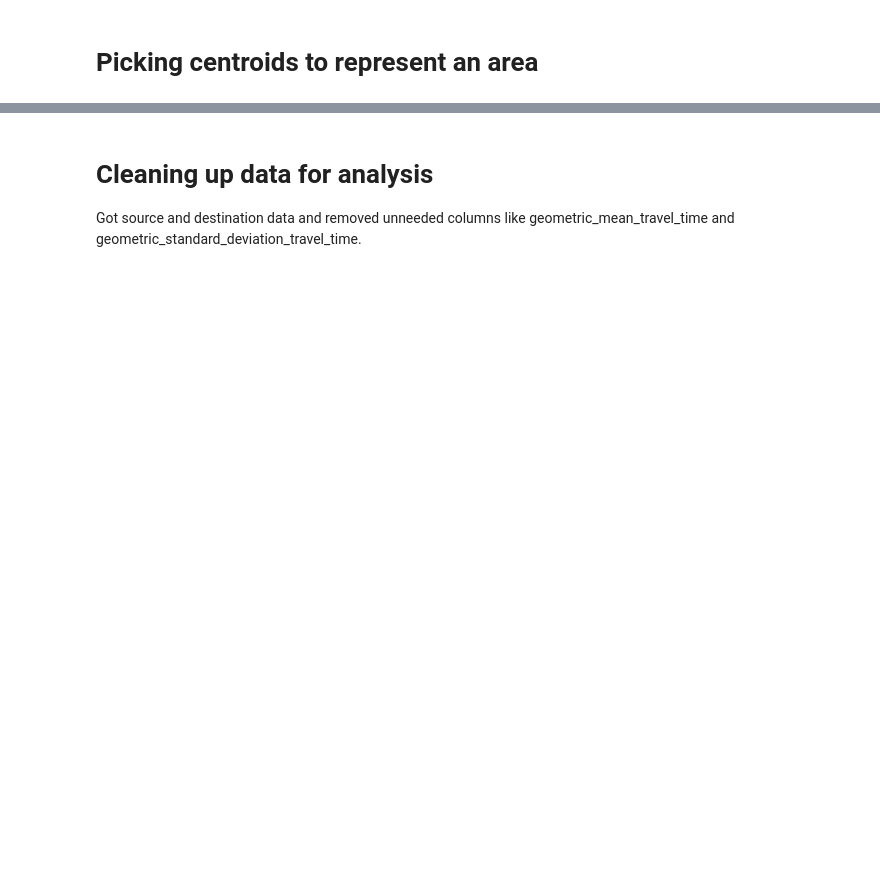
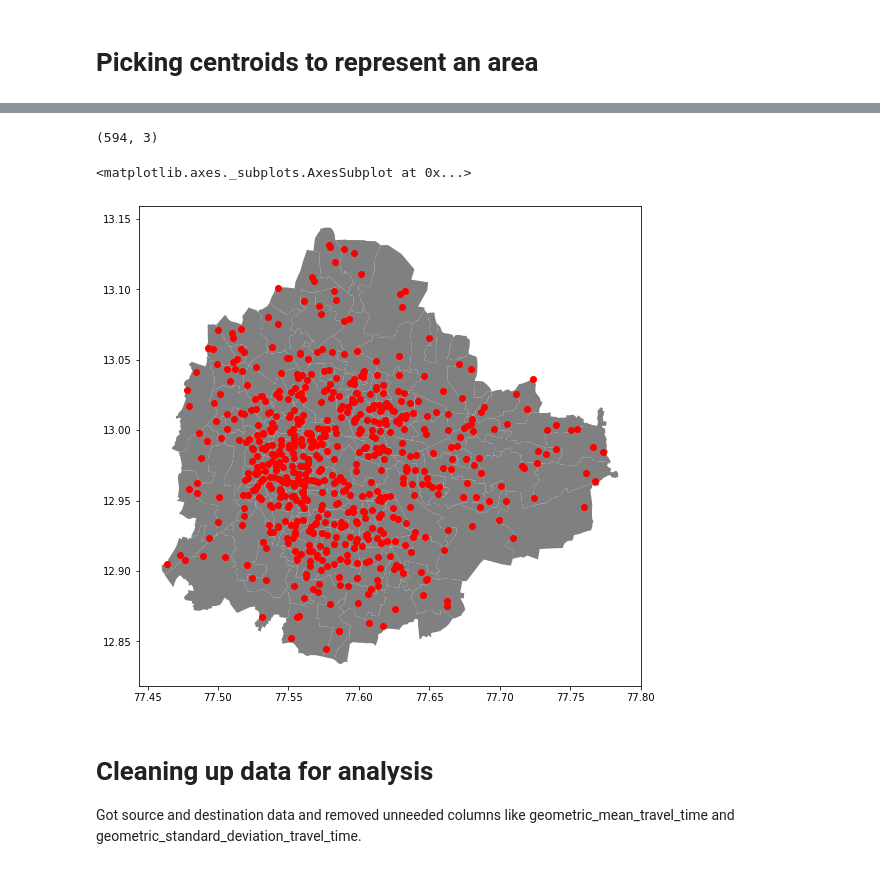
Before and after one commit to maaverik/adventures-in-data-science, a Jupyter notebook: uber-travel-time-prediction.ipynb, the cells around one changed output, grey strips where cells are left out. Saved outputs shown, nothing was run; the diff lists cells and outputs as text; code cells hidden in the pictures; blank space fills up the shorter version.

```diff
--- a/uber-travel-time-prediction.ipynb
+++ b/uber-travel-time-prediction.ipynb
@@ -56,0 +96,32 @@ id_to_dest.head()
+# %%
+from shapely.geometry import Point
+import random
+
+# The number of rows with random points to be created corresponding to each row in source df
+number = 3
+
+def random_points_in_polygon(number, polygon):
+    points = []
+    min_x, min_y, max_x, max_y = polygon.bounds
+    i= 0
+    while i < number:
+        point = Point(random.uniform(min_x, max_x), random.uniform(min_y, max_y))
+        if polygon.contains(point):
+            points.append(point)
+            i += 1
+    return points
+
+def diversify_geo_data(df):
+    new_df = gpd.GeoDataFrame()
+    common_columns = df.columns
+    common_columns.tolist().remove('geometry')
+    for row in df.itertuples():
+        points = random_points_in_polygon(number, row.geometry)
+        for point in points:
+            tmp = gpd.GeoDataFrame(columns=df.columns, data=[list(row[1:3]) + [point]])
+            new_df = new_df.append(tmp, ignore_index=True)
+    return new_df
+
+
+diversified_points = diversify_geo_data(bglr)
+diversified_points.sample(5)
@@ -57,3 +135,14 @@ id_to_dest.head()
+# %%
+diversified_points.shape
+# %% [output]
+(594, 3)
+# %%
+fig, ax = plot.subplots(figsize=(9,9))
+bglr.plot(color='grey',ax=ax)
+diversified_points.plot(color='red',ax=ax)
+# %% [output]
+<matplotlib.axes._subplots.AxesSubplot at 0x...>
+[figure, added]
 # %% [markdown]
 # Cleaning up data for analysis
 
```
Also changed, not shown: parts of 57 cells of this notebook.
